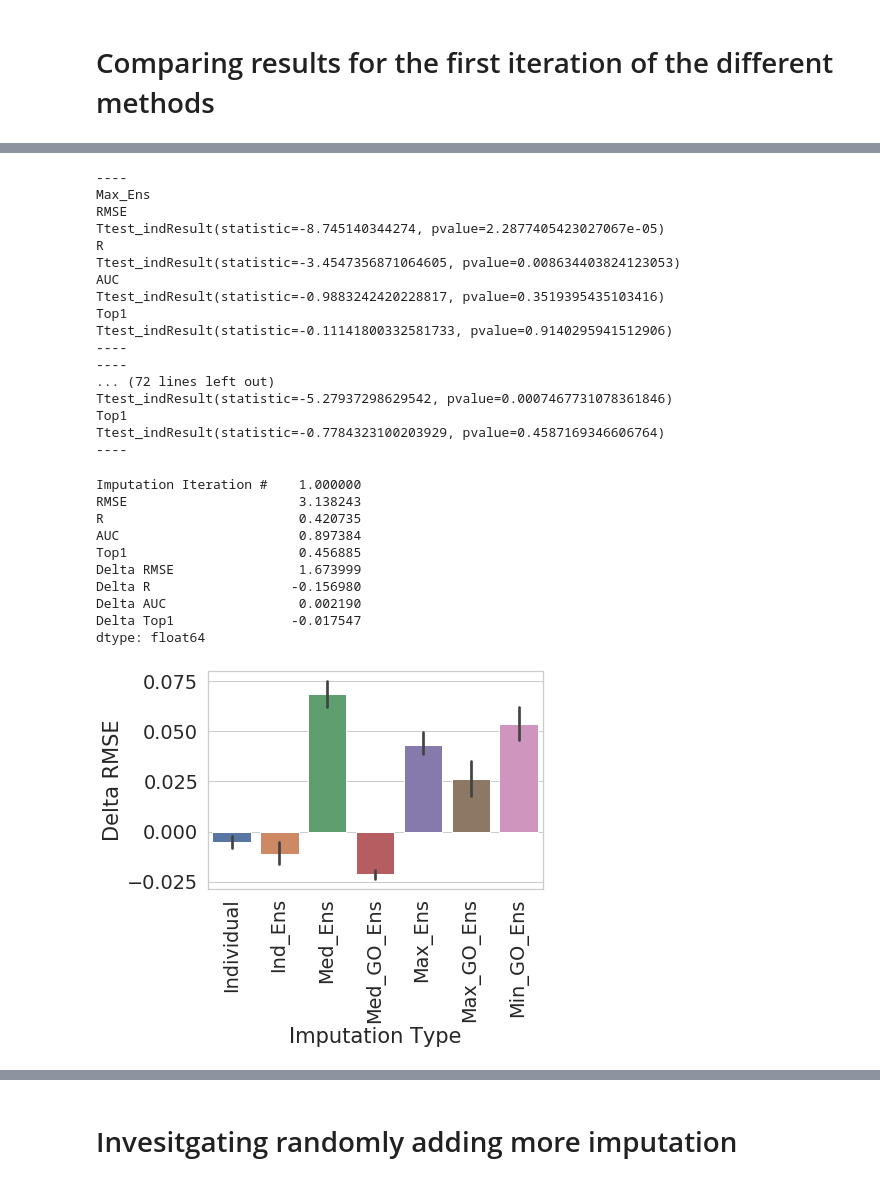
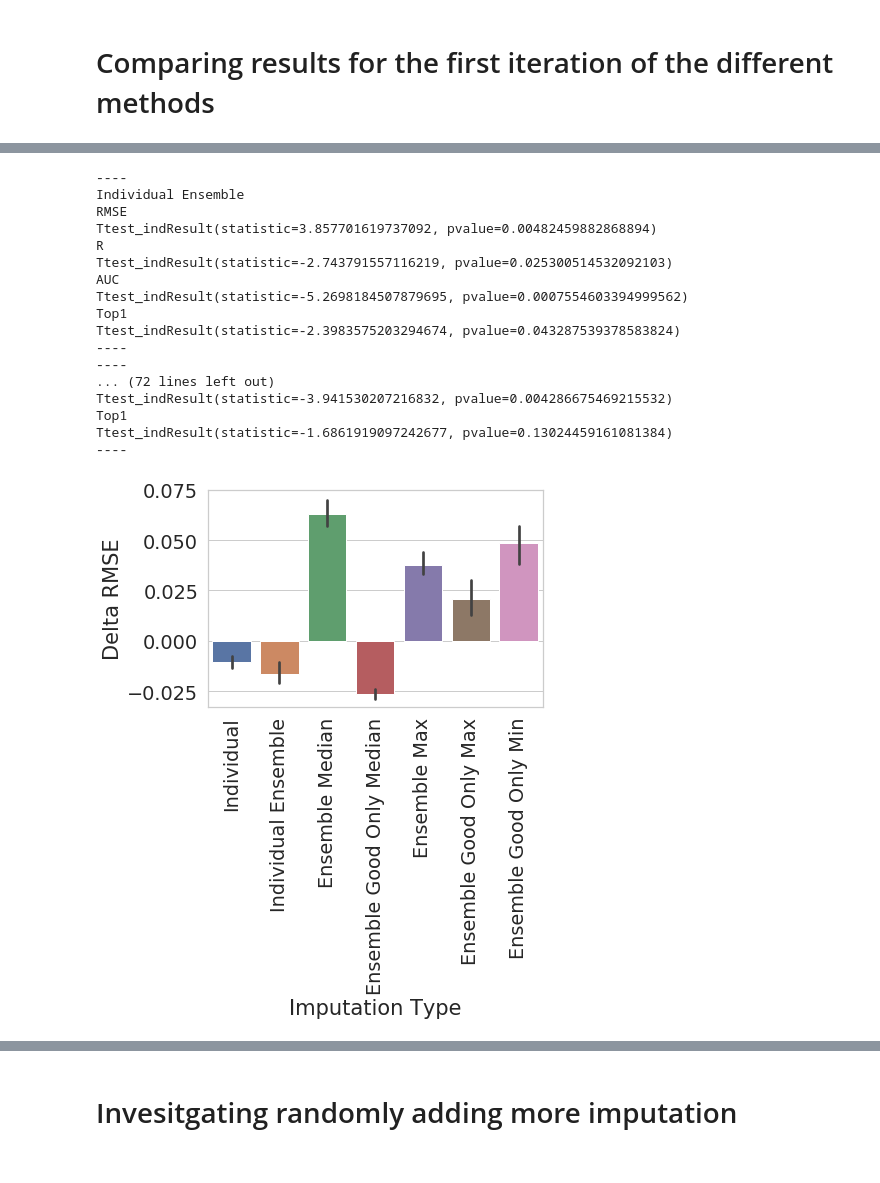
Before and after one commit to francoep/ImputationPaper, a Jupyter notebook: generate_figures.ipynb, the cells around one changed output, grey strips where cells are left out. Cells and saved outputs as stored; diff of their text form; code cells hidden in the pictures.

Commit message:
finalizing the fix for updating the analysis and images

```diff
--- a/generate_figures.ipynb
+++ b/generate_figures.ipynb
@@ -222,7 +233,7 @@ with open('results/Diff_combo_comparison.csv','w') as outfile:
 # %%
 df=pd.read_csv('results/Diff_combo_comparison.csv')
 
-start_mean=df[df['Imputation Type']=='Individual'].mean()
+start_mean=df[df['Imputation Type']=='Initial'].mean()
 
 for v in ['RMSE','R','AUC','Top1']:
     val=start_mean[v]
@@ -241,51 +261,41 @@ list(set(df['Imputation Type']))
 # %%
+base=df[df['Imputation Type']=='Initial']
 for key in list(set(df['Imputation Type'])):
+    if key == 'Initial':
+        continue
     tmp=df[df['Imputation Type']==key]
     print('----')
     print(key)
     for val in ['RMSE','R','AUC','Top1']:
         print(val)
-        print(ttest_ind(tmp[tmp['Imputation Iteration #']==0][val], tmp[tmp['Imputation Iteration #']==1][val]))
+        print(ttest_ind(base[base['Imputation Iteration #']==0][val], tmp[tmp['Imputation Iteration #']==1][val]))
     print('----')
 # %% [output]
 ----
-Max_Ens
+Individual Ensemble
 RMSE
-Ttest_indResult(statistic=-8.745140344274, pvalue=2.2877405423027067e-05)
+Ttest_indResult(statistic=3.857701619737092, pvalue=0.00482459882868894)
 R
-Ttest_indResult(statistic=-3.4547356871064605, pvalue=0.008634403824123053)
+Ttest_indResult(statistic=-2.743791557116219, pvalue=0.025300514532092103)
 AUC
-Ttest_indResult(statistic=-0.9883242420228817, pvalue=0.3519395435103416)
+Ttest_indResult(statistic=-5.2698184507879695, pvalue=0.0007554603394999562)
 Top1
-Ttest_indResult(statistic=-0.11141800332581733, pvalue=0.9140295941512906)
+Ttest_indResult(statistic=-2.3983575203294674, pvalue=0.043287539378583824)
 ----
 ----
 ... (72 lines left out)
-Ttest_indResult(statistic=-5.27937298629542, pvalue=0.0007467731078361846)
+Ttest_indResult(statistic=-3.941530207216832, pvalue=0.004286675469215532)
 Top1
-Ttest_indResult(statistic=-0.7784323100203929, pvalue=0.4587169346606764)
+Ttest_indResult(statistic=-1.6861919097242677, pvalue=0.13024459161081384)
 ----
-# %%
-tmp=df[df['Imputation Type']=='Min_Ens']
-tmp[tmp['Imputation Iteration #']==1].mean()
-# %% [output]
-Imputation Iteration #    1.000000
-RMSE                      3.138243
-R                         0.420735
-AUC                       0.897384
-Top1                      0.456885
-Delta RMSE                1.673999
-Delta R                  -0.156980
-Delta AUC                 0.002190
-Delta Top1               -0.017547
-dtype: float64
 # %%
 tmp=df[df['Imputation Iteration #']==1]
-tmp2=tmp[~(tmp['Imputation Type']=='Min_Ens')]
+tmp2=tmp[~(tmp['Imputation Type']=='Ensemble Min')]
 sns.barplot(data=tmp2, x='Imputation Type',y='Delta RMSE')
 plt.xticks(rotation=90)
-plt.savefig('figures/ComparingImpStylesRMSE.pdf',bbox_inches='tight')
+plt.ylim((-0.033,0.075))
+plt.savefig('figures/ComparingImpStylesRMSE.pdf',dpi=300,bbox_inches='tight')
 # %% [output]
-[figure, old version]
+[figure, new version]
 # %%
 tmp=df[df['Imputation Iteration #']==1]
```
Also changed, not shown: parts of 10 cells of this notebook, 5 other files.
